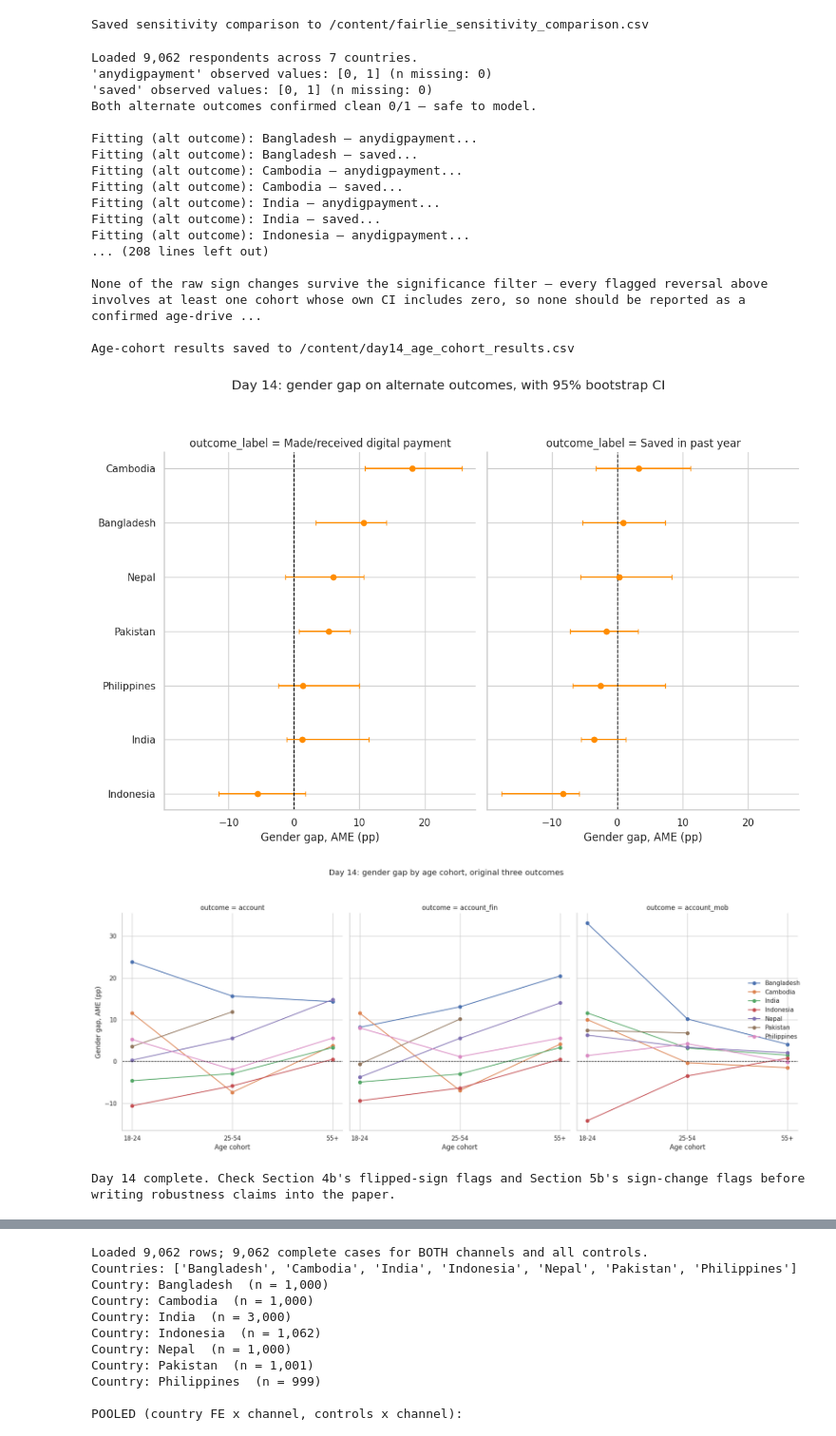
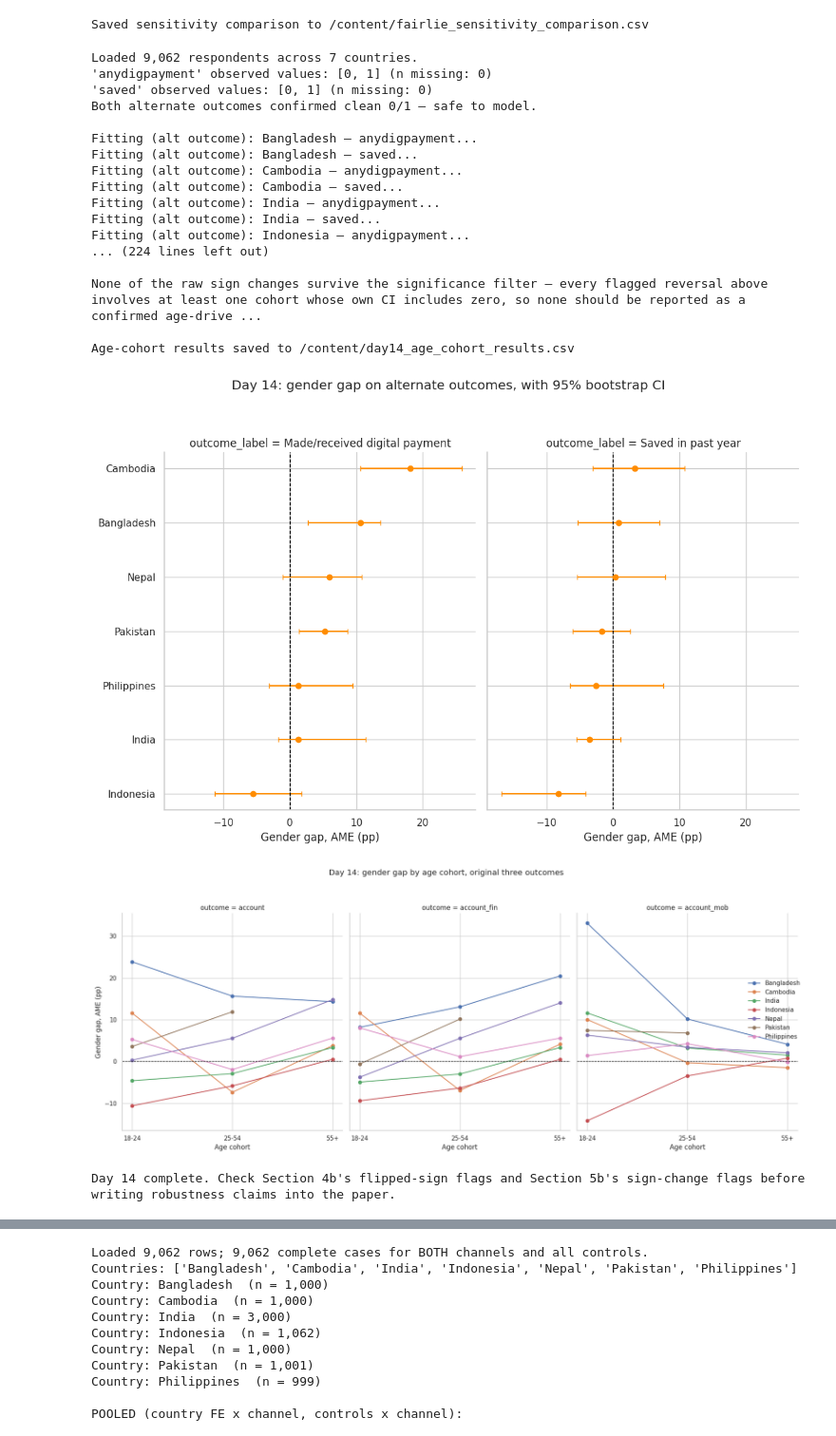
Before and after one commit to Saimon0007/Financial-Inclusion-across-South-and-Southeast-Asia-after-COVID-19, a Jupyter notebook: Thesis.ipynb, the cells around one changed output, grey strips where cells are left out. Shown at 95% size. Drawn from its saved outputs; the diff is of its cells as text; code cells hidden in the pictures.

```diff
--- a/Thesis.ipynb
+++ b/Thesis.ipynb
@@ -394,7 +399,7 @@ np.random.seed(42)  # reproducible bootstrap
 # -----------------------------------------------------------------------------
 # CONFIG
 # -----------------------------------------------------------------------------
-N_BOOT = 250          # bootstrap replications per model, for the AME's 95% CI.
+N_BOOT = 800          # bootstrap replications per model, for the AME's 95% CI.
                        # Start with 50 for a quick first pass; use 200+ for
                        # anything going into the actual paper.
 LINK = sm.families.links.Probit()   # swap to sm.families.links.Logit() if
@@ -2277,7 +2282,7 @@ np.random.seed(42)  # same seed convention as every prior script
 # -----------------------------------------------------------------------------
 # CONFIG
 # -----------------------------------------------------------------------------
-N_BOOT = 250
+N_BOOT = 800
 LINK = sm.families.links.Probit()  # match Day 8-9/10-11/12-13's link choice
 ALT_OUTCOMES = ["anydigpayment", "saved"]
 MAIN_OUTCOMES = ["account", "account_fin", "account_mob"]
@@ -2651,35 +2656,35 @@ if not cohort_results_df.empty:
 #   feature of that country. A SIGN CHANGE across cohorts means the
 #   headline AME from Day 8-9 is an average that obscures real structure —
 #   report the cohort breakdown explicitly for those cases rather than the
 #   single pooled-age number.
 #
 # - Cells skipped for insufficient size (Section 5a's cohort_skipped list)
 #   are not failures to fix — some countries will genuinely have too few
 #   55+ respondents of one sex to estimate anything reliably. Report the
 #   gap in coverage honestly rather than forcing an estimate on <30
 #   observations.
 # -----------------------------------------------------------------------------
 print("\nDay 14 complete. Check Section 4b's flipped-sign flags and Section "
       "5b's sign-change flags before writing robustness claims into the paper.")
 # %% [output]
 Loaded 9,062 respondents across 7 countries.
 'anydigpayment' observed values: [0, 1] (n missing: 0)
 'saved' observed values: [0, 1] (n missing: 0)
 Both alternate outcomes confirmed clean 0/1 — safe to model.
 
 Fitting (alt outcome): Bangladesh — anydigpayment...
 Fitting (alt outcome): Bangladesh — saved...
 Fitting (alt outcome): Cambodia — anydigpayment...
 Fitting (alt outcome): Cambodia — saved...
 Fitting (alt outcome): India — anydigpayment...
 Fitting (alt outcome): India — saved...
 Fitting (alt outcome): Indonesia — anydigpayment...
-... (208 lines left out)
+... (224 lines left out)
 
 None of the raw sign changes survive the significance filter — every flagged reversal above involves at least one cohort whose own CI includes zero, so none should be reported as a confirmed age-drive ...
 
 Age-cohort results saved to /content/day14_age_cohort_results.csv
-[figure, old version]
+[figure, new version]
 [figure]
 Day 14 complete. Check Section 4b's flipped-sign flags and Section 5b's sign-change flags before writing robustness claims into the paper.
 # %%
```
Also changed, not shown: parts of 12 cells of this notebook.
